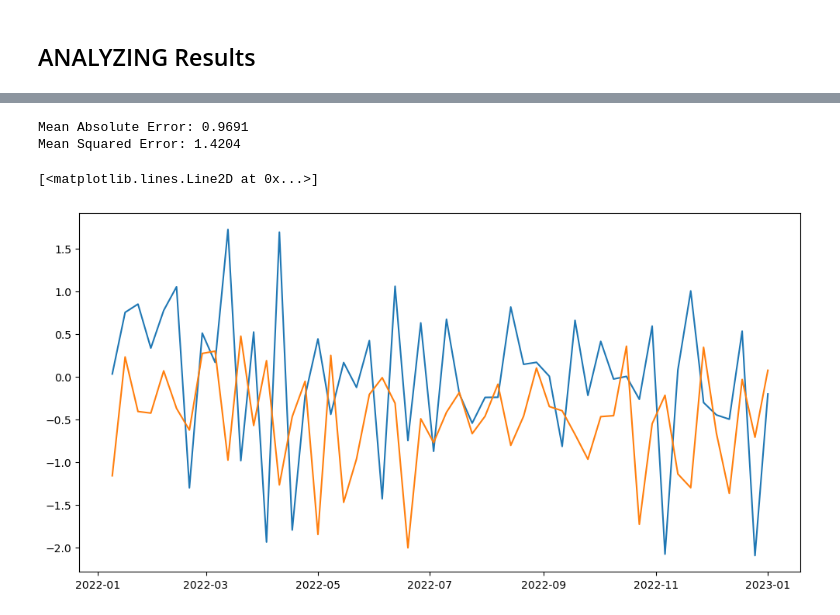
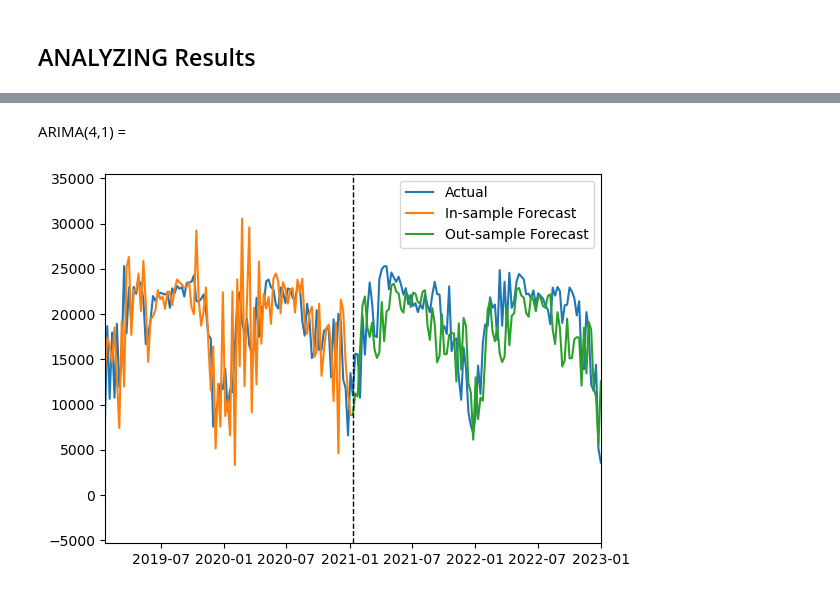
Before and after one commit to naokic3/solarM, a Jupyter notebook: SARIMAX.ipynb, the cells around one changed output, grey strips where cells are left out. Drawn from its saved outputs; the diff is of its cells as text; code cells hidden in the pictures.

```diff
--- a/SARIMAX.ipynb
+++ b/SARIMAX.ipynb
@@ -282,3 +291,8 @@ input = train_data['input_zscore'].astype(np.float32)
+# %%
+ghi_TR = pd.DataFrame(ghi[105:-104])
+ghi_TS = pd.DataFrame(ghi[-104:])
+exog_train = ghi_TR.values.reshape(-1, 1)
+exog_test = ghi_TS.values.reshape(-1, 1)
 # %% [markdown]
 ## Fitting SARIMAX model
 # %%
@@ -286,10 +300,10 @@ from statsmodels.tsa.statespace.sarimax import SARIMAX
 import pmdarima as pm
 # %%
 model = SARIMAX(input,
-                order=(1, 1, 0),
-                seasonal_order=(0, 1, 0, 52),
+                order=(4, 1, 1),
+                seasonal_order=(1, 1, 1, 52),
                 enforce_stationarity=True,
-                force_invertibility=False)
+                force_invertibility=True)
 results = model.fit()
 # %% [markdown]
 ## ANALYZING Results
@@ -329,17 +330,25 @@ plt.show()
-# %%
-from sklearn.metrics import mean_absolute_error, mean_squared_error
-forecast = results.get_forecast(steps=52)
-mae = mean_absolute_error(test_data['input_zscore'], forecast.predicted_mean)
-mse = mean_squared_error(test_data['input_zscore'], forecast.predicted_mean)
-print(f'Mean Absolute Error: {mae:.4f}')
-print(f'Mean Squared Error: {mse:.4f}')
-# %% [output]
-Mean Absolute Error: 0.9691
-Mean Squared Error: 1.4204
-# %%
-plt.figure(figsize=(12, 6))
-plt.plot(test_data['input_zscore'], label='Original Data')
-plt.plot(forecast.predicted_mean, label='Forecast')
-# %% [output]
-[<matplotlib.lines.Line2D at 0x...>]
-[figure, removed]
+# %% [markdown]
+ARIMA(4,1) =
+# %%
+in_sample = results.predict(start=0, end=len(train_data),exog=exog_train[0])
+out_sample = results.forecast(steps=104,exog=exog_test)
+
+in_sample = pd.DataFrame(in_sample, index=data.iloc[:-103].index)
+out_sample = pd.DataFrame(out_sample, index=data.iloc[-104:].index)
+
+
+in_sample = scaler.inverse_transform(in_sample)
+out_sample = scaler.inverse_transform(out_sample)
+# %%
+in_sample = pd.DataFrame(in_sample, index=data.iloc[:-103].index)
+out_sample = pd.DataFrame(out_sample, index=data.iloc[-104:].index)
+# %%
+plt.plot(data['input'], label='Actual')
+plt.plot(in_sample, label='In-sample Forecast')
+plt.plot(out_sample, label='Out-sample Forecast')
+plt.legend()
+plt.axvline(in_sample.index[-1], color='black', linewidth=1, linestyle='--')
+plt.xlim([in_sample.index[-104], out_sample.index[-1]])
+plt.show()
+# %% [output]
+[figure, added]
```
Also changed, not shown: parts of 34 cells of this notebook.
